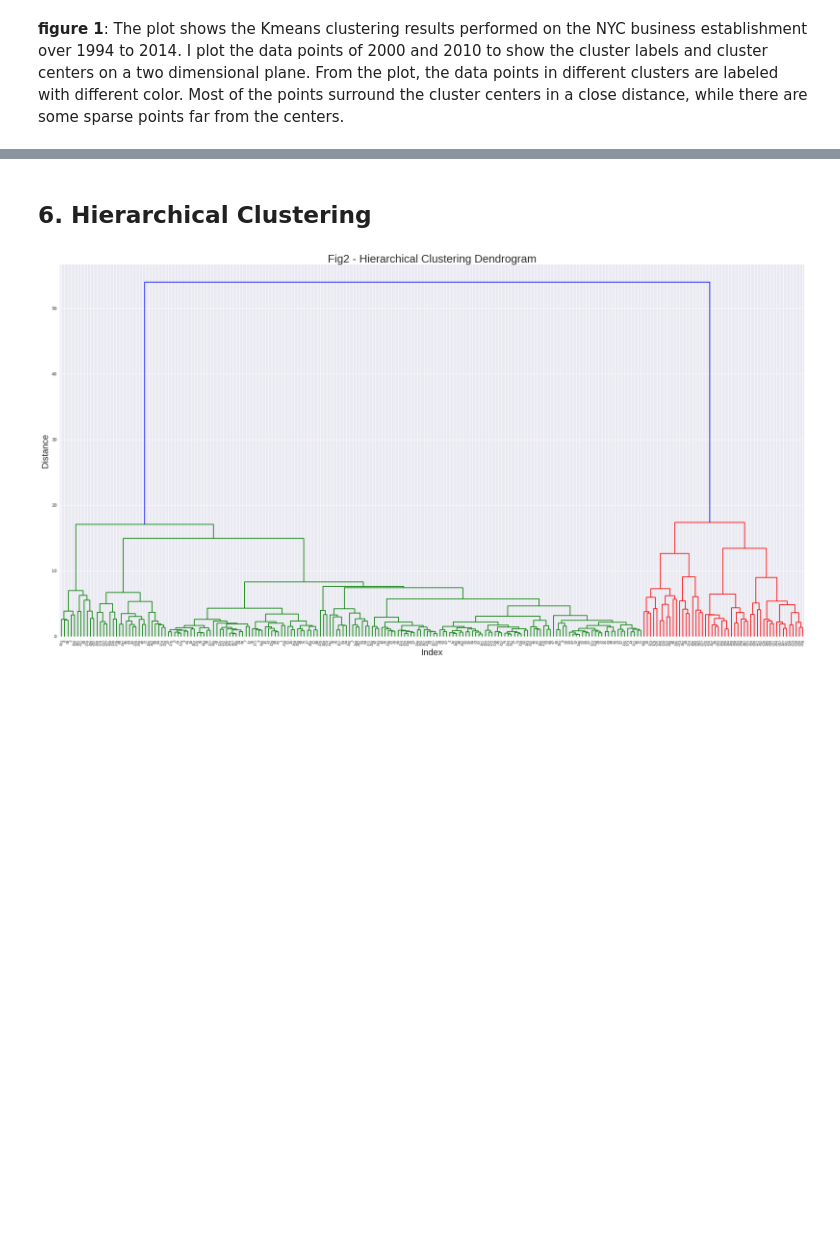
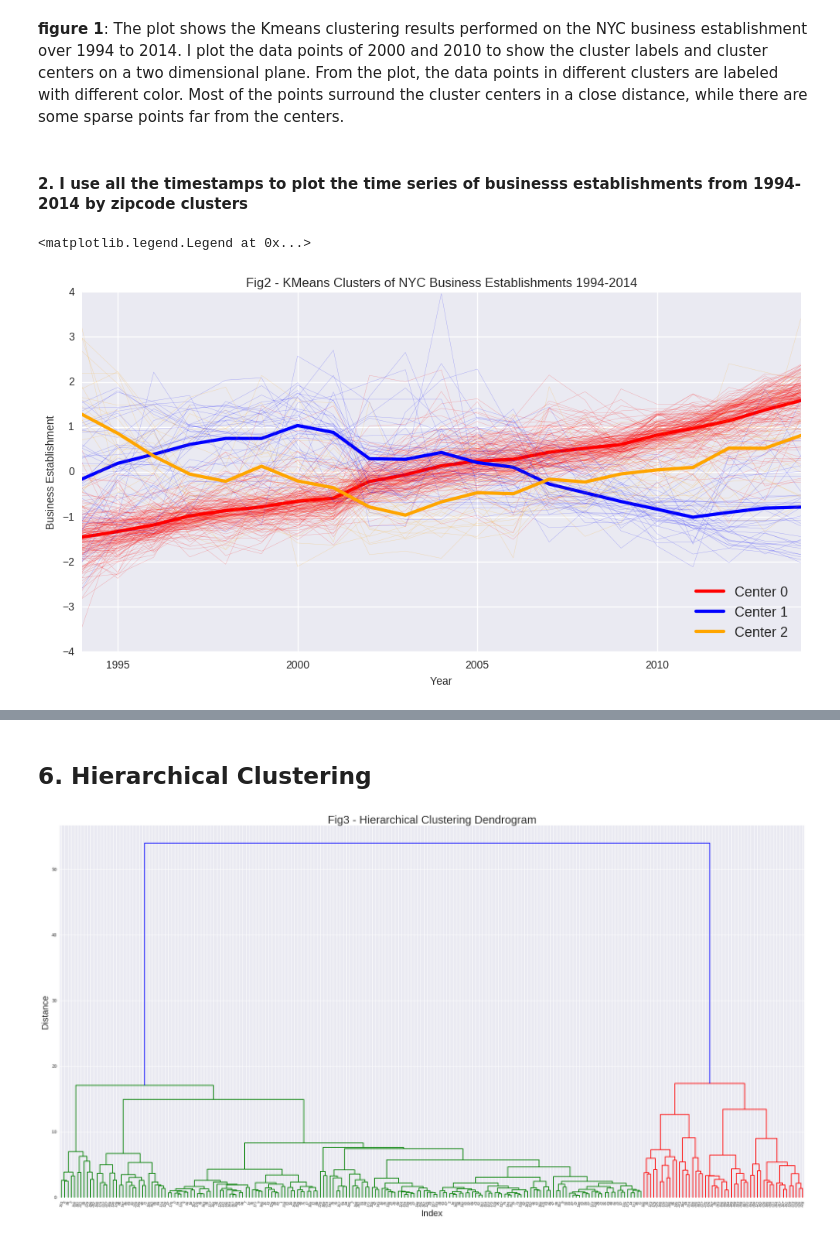
Before and after one commit to kayzhou22/PUI2016_zz1598, a Jupyter notebook: HW11_zz1598/HW11_2_zz1598.ipynb, the cells around one changed output, grey strips where cells are left out. Drawn from its saved outputs; the diff is of its cells as text; code cells hidden in the pictures; blank space fills up the shorter version.

```diff
--- a/HW11_zz1598/HW11_2_zz1598.ipynb
+++ b/HW11_zz1598/HW11_2_zz1598.ipynb
@@ -255,3 +255,23 @@ pl.legend(fontsize=10, loc='best')
 # %% [markdown]
 **figure 1**: The plot shows the Kmeans clustering results performed on the NYC business establishment over 1994 to 2014. I plot the data points of 2000 and 2010 to show the cluster labels and cluster centers on a two dimensional plane.
 From the plot, the data points in different clusters are labeled with different color. Most of the points surround the cluster centers in a close distance, while there are some sparse points far from the centers.
+# %% [markdown]
+#### 2. I use all the timestamps to plot the time series of businesss establishments from 1994-2014 by zipcode clusters
+# %%
+# Time Series plot for business of clustered zipcodes using 1994-2014 Timestamps
+# We use the same colors for clusters as the above
+pl.figure(figsize=(12, 6))
+
+for l in range(0, 3): # 3 labels
+    for zc in CBus3[klabels == l].index:  # zipcodes in the specific cluster
+        pl.plot(np.arange(1994,2015,1), CBus3.ix[zc,4:].values, color = colors[l], alpha=0.3, linewidth=0.3)
+    pl.plot(np.arange(1994,2015,1), kcenters[l], color=colors[l], linewidth=3, label='Center %d'%l)
+
+pl.xlim(1994, 2014)
+pl.title("Fig2 - KMeans Clusters of NYC Business Establishments 1994-2014")
+pl.xlabel('Year', fontsize=10)
+pl.ylabel('Business Establishment', fontsize=10)
+pl.legend(fontsize=13, loc='best')
+# %% [output]
+<matplotlib.legend.Legend at 0x...>
+[figure, added]
```
Also changed, not shown: parts of 8 cells of this notebook, 1 other file.
